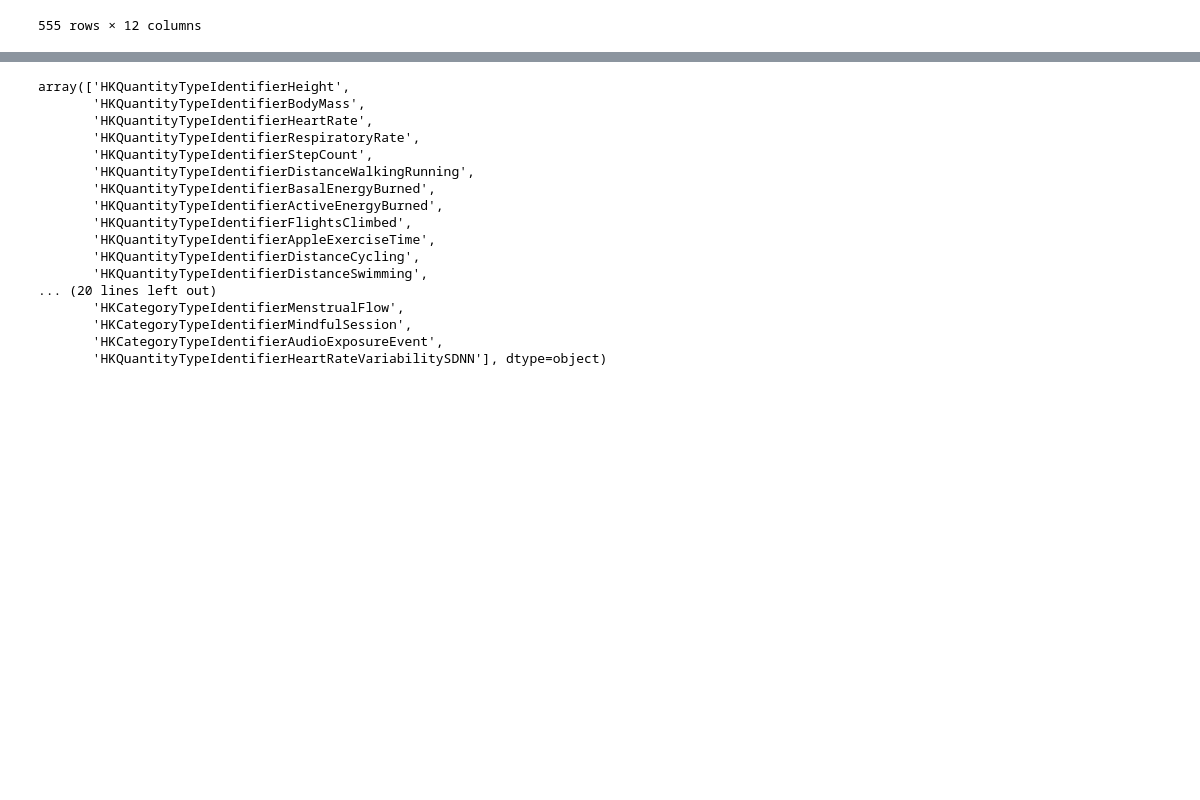
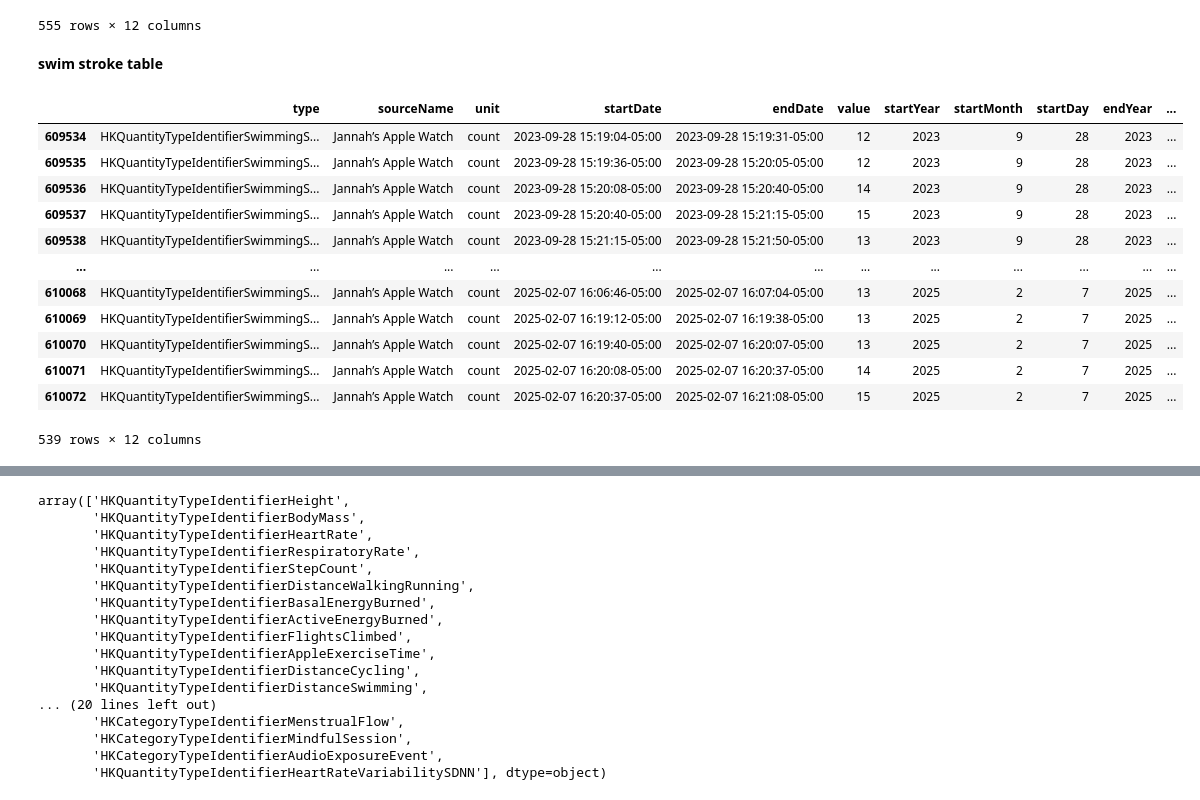
Before and after one commit to YomnaElmousalami/AppleHealthData_Analysis, a Jupyter notebook: Analyze_Sis_health_Data.ipynb, the cells around one changed output, grey strips where cells are left out. Saved outputs shown, nothing was run; the diff lists cells and outputs as text; code cells hidden in the pictures; blank space fills up the shorter version.

```diff
--- a/Analyze_Sis_health_Data.ipynb
+++ b/Analyze_Sis_health_Data.ipynb
@@ -659,3 +659,22 @@ distanceSwimming
 | 609532 | HKQuantityTypeIdentifierDistanceS... | Jannah’s Apple Watch | yd | 2025-02-07 16:20:08-05:00 | 2025-02-07 16:20:37-05:00 | 25 | 2025 | 2 | 7 | 2025 | ... |
 | 609533 | HKQuantityTypeIdentifierDistanceS... | Jannah’s Apple Watch | yd | 2025-02-07 16:20:37-05:00 | 2025-02-07 16:21:08-05:00 | 25 | 2025 | 2 | 7 | 2025 | ... |
 555 rows × 12 columns
+# %% [markdown]
+**swim stroke table**
+# %%
+swimStroke = records_df[records_df['type'] == 'HKQuantityTypeIdentifierSwimmingStrokeCount']
+swimStroke
+# %% [output]
+|  | type | sourceName | unit | startDate | endDate | value | startYear | startMonth | startDay | endYear | ... |
+| 609534 | HKQuantityTypeIdentifierSwimmingS... | Jannah’s Apple Watch | count | 2023-09-28 15:19:04-05:00 | 2023-09-28 15:19:31-05:00 | 12 | 2023 | 9 | 28 | 2023 | ... |
+| 609535 | HKQuantityTypeIdentifierSwimmingS... | Jannah’s Apple Watch | count | 2023-09-28 15:19:36-05:00 | 2023-09-28 15:20:05-05:00 | 12 | 2023 | 9 | 28 | 2023 | ... |
+| 609536 | HKQuantityTypeIdentifierSwimmingS... | Jannah’s Apple Watch | count | 2023-09-28 15:20:08-05:00 | 2023-09-28 15:20:40-05:00 | 14 | 2023 | 9 | 28 | 2023 | ... |
+| 609537 | HKQuantityTypeIdentifierSwimmingS... | Jannah’s Apple Watch | count | 2023-09-28 15:20:40-05:00 | 2023-09-28 15:21:15-05:00 | 15 | 2023 | 9 | 28 | 2023 | ... |
+| 609538 | HKQuantityTypeIdentifierSwimmingS... | Jannah’s Apple Watch | count | 2023-09-28 15:21:15-05:00 | 2023-09-28 15:21:50-05:00 | 13 | 2023 | 9 | 28 | 2023 | ... |
+| ... | ... | ... | ... | ... | ... | ... | ... | ... | ... | ... | ... |
+| 610068 | HKQuantityTypeIdentifierSwimmingS... | Jannah’s Apple Watch | count | 2025-02-07 16:06:46-05:00 | 2025-02-07 16:07:04-05:00 | 13 | 2025 | 2 | 7 | 2025 | ... |
+| 610069 | HKQuantityTypeIdentifierSwimmingS... | Jannah’s Apple Watch | count | 2025-02-07 16:19:12-05:00 | 2025-02-07 16:19:38-05:00 | 13 | 2025 | 2 | 7 | 2025 | ... |
+| 610070 | HKQuantityTypeIdentifierSwimmingS... | Jannah’s Apple Watch | count | 2025-02-07 16:19:40-05:00 | 2025-02-07 16:20:07-05:00 | 13 | 2025 | 2 | 7 | 2025 | ... |
+| 610071 | HKQuantityTypeIdentifierSwimmingS... | Jannah’s Apple Watch | count | 2025-02-07 16:20:08-05:00 | 2025-02-07 16:20:37-05:00 | 14 | 2025 | 2 | 7 | 2025 | ... |
+| 610072 | HKQuantityTypeIdentifierSwimmingS... | Jannah’s Apple Watch | count | 2025-02-07 16:20:37-05:00 | 2025-02-07 16:21:08-05:00 | 15 | 2025 | 2 | 7 | 2025 | ... |
+539 rows × 12 columns
```
Also changed, not shown: parts of 46 cells of this notebook.
